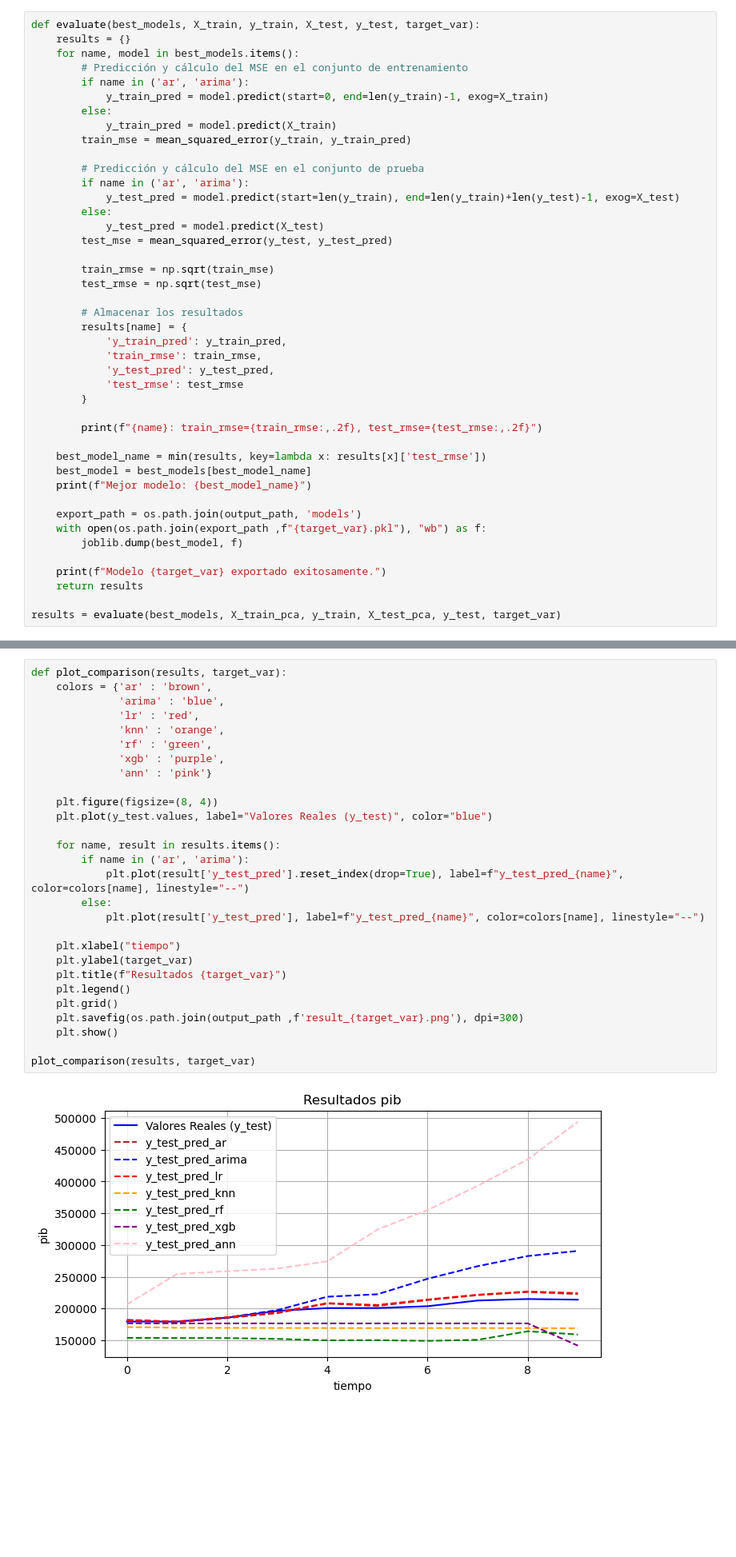
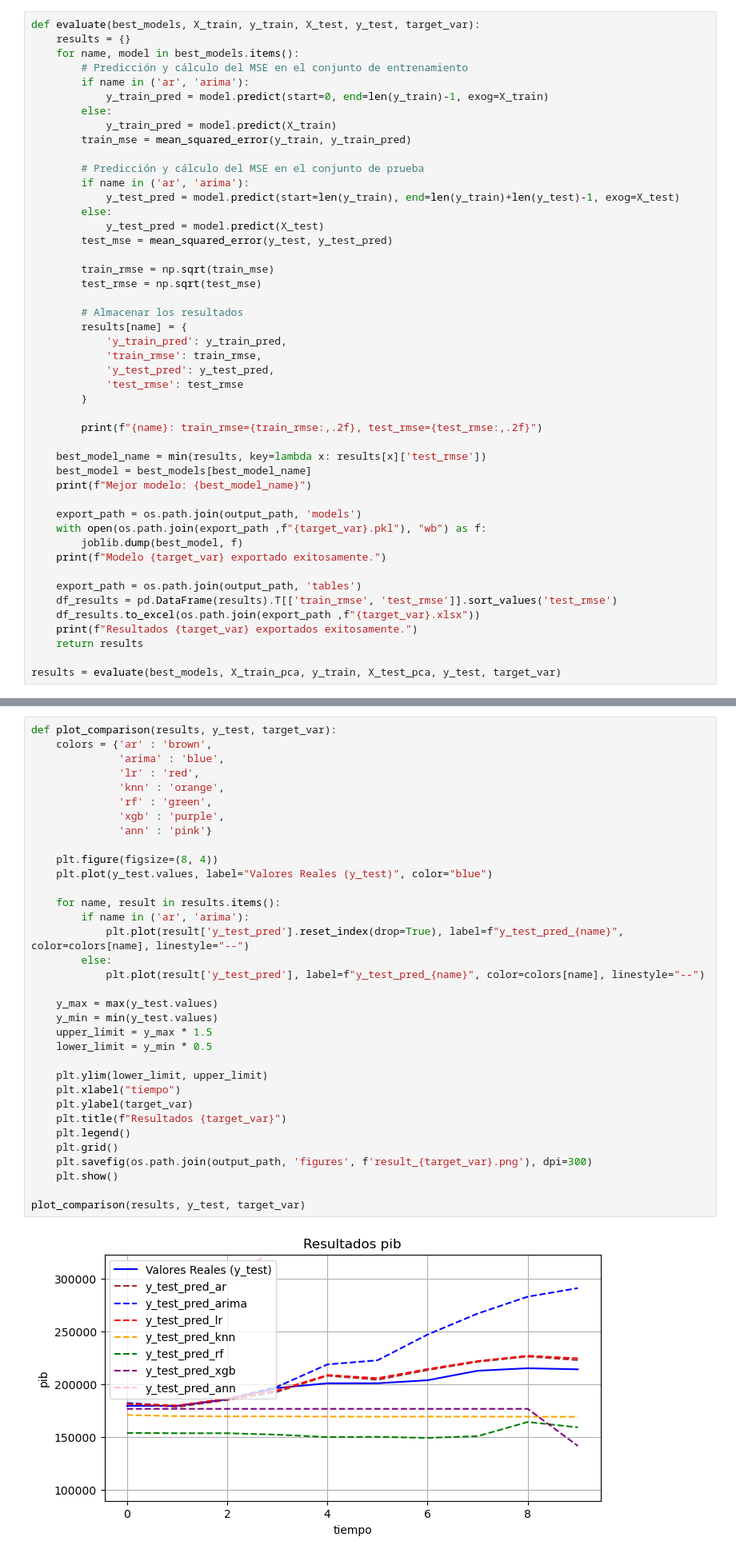
Before and after one commit to roolzpolo/papd-proyecto-final, a Jupyter notebook: 0_pib.ipynb, the cells around one changed output, grey strips where cells are left out. Shown: that part at 80% size. Saved outputs shown, nothing was run; the diff lists cells and outputs as text; blank space fills up the shorter version.

```diff
--- a/0_pib.ipynb
+++ b/0_pib.ipynb
@@ -407,8 +388,12 @@ def evaluate(best_models, X_train, y_train, X_test, y_test, target_var):
     export_path = os.path.join(output_path, 'models')
     with open(os.path.join(export_path ,f"{target_var}.pkl"), "wb") as f:
         joblib.dump(best_model, f)
+    print(f"Modelo {target_var} exportado exitosamente.")
 
-    print(f"Modelo {target_var} exportado exitosamente.")
+    export_path = os.path.join(output_path, 'tables')
+    df_results = pd.DataFrame(results).T[['train_rmse', 'test_rmse']].sort_values('test_rmse')
+    df_results.to_excel(os.path.join(export_path ,f"{target_var}.xlsx"))
+    print(f"Resultados {target_var} exportados exitosamente.")
     return results
 
 results = evaluate(best_models, X_train_pca, y_train, X_test_pca, y_test, target_var)
@@ -427,30 +413,36 @@ Modelo pib exportado exitosamente.
 # %%
-def plot_comparison(results, target_var):
+def plot_comparison(results, y_test, target_var):
     colors = {'ar' : 'brown',
               'arima' : 'blue',
               'lr' : 'red',
               'knn' : 'orange',
               'rf' : 'green',
               'xgb' : 'purple',
               'ann' : 'pink'}
 
     plt.figure(figsize=(8, 4))
     plt.plot(y_test.values, label="Valores Reales (y_test)", color="blue")
 
     for name, result in results.items():
         if name in ('ar', 'arima'):
             plt.plot(result['y_test_pred'].reset_index(drop=True), label=f"y_test_pred_{name}", color=colors[name], linestyle="--")
         else:
             plt.plot(result['y_test_pred'], label=f"y_test_pred_{name}", color=colors[name], linestyle="--")
 
+    y_max = max(y_test.values)
+    y_min = min(y_test.values)
+    upper_limit = y_max * 1.5
+    lower_limit = y_min * 0.5
+
+    plt.ylim(lower_limit, upper_limit)
     plt.xlabel("tiempo")
     plt.ylabel(target_var)
     plt.title(f"Resultados {target_var}")
     plt.legend()
     plt.grid()
-    plt.savefig(os.path.join(output_path ,f'result_{target_var}.png'), dpi=300)
+    plt.savefig(os.path.join(output_path, 'figures', f'result_{target_var}.png'), dpi=300)
     plt.show()
 
-plot_comparison(results, target_var)
+plot_comparison(results, y_test, target_var)
 # %% [output]
-[figure, old version]
+[figure, new version]
```
Also changed, not shown: parts of 3 cells of this notebook, 43 other files.
